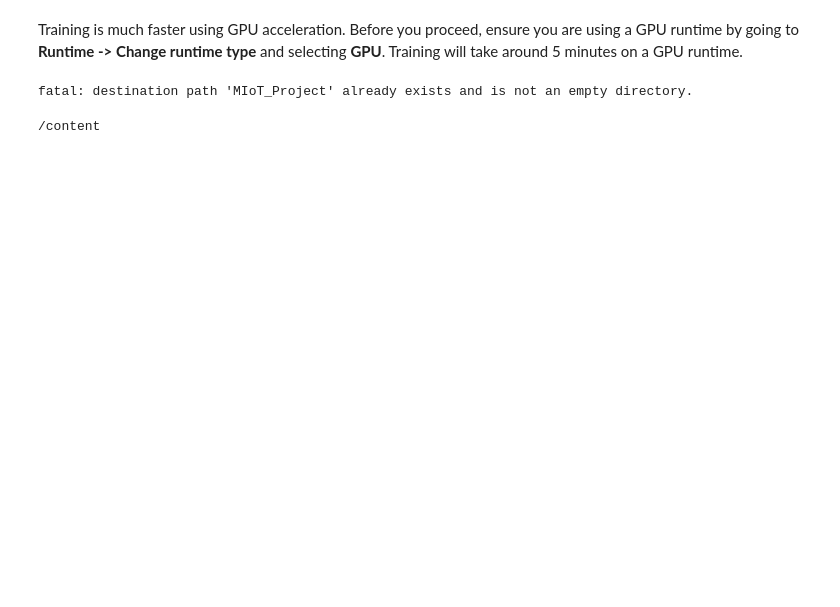
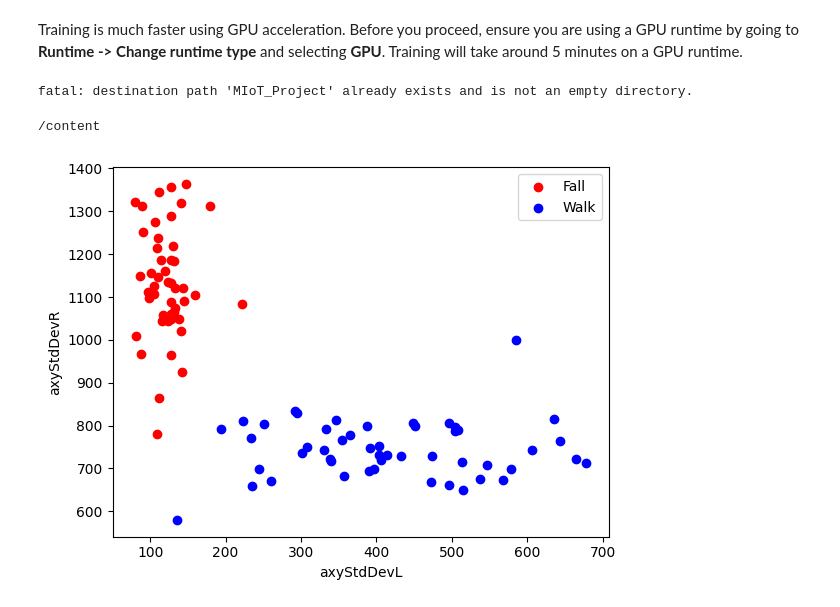
Before and after one commit to aclightbody/MIoT_Project, a Jupyter notebook: Project_ESP32_MPU6050_DMP6/Scripts/train.ipynb, the cells around one changed output. Saved outputs shown, nothing was run; the diff lists cells and outputs as text; code cells hidden in the pictures; blank space fills up the shorter version.

```diff
--- a/Project_ESP32_MPU6050_DMP6/Scripts/train.ipynb
+++ b/Project_ESP32_MPU6050_DMP6/Scripts/train.ipynb
@@ -32,22 +33,21 @@ dataWalk = pandas.read_csv(path + "/FeatureExtractWalk.csv").values
 # %%
 # Features
 x = dataDrop[:, 1:]
 x = numpy.append(x,dataWalk[:,1:], axis=0)
 
 # Labels
 y = dataDrop[:, 0]
 y = numpy.append(y,dataWalk[:,0], axis=0)
+y = numpy.where(y==1, y, 0) # Converting -1 to 0, to have 0 and 1 labels. Normally would have binary labels as -1 and +1 for hinge loss, but tf.keras.losses.Hinge() expects 0 and +1. If doing custom hinge loss function, then labels would be -1 and +1 e.g. https://stackoverflow.com/questions/55424906/building-svm-with-tensorflows-linearclassifier-and-pandas-dataframes
 
-# print("x.shape: " + str(x.shape))
-# print("y.shape: " + str(y.shape))
-
-# # plt.scatter(x[:,0], x[:,1], c=y, cmap=plt.cm.Set1)
-# plt.scatter(dataDrop[:,1], dataDrop[:,2], c='red', label='Fall')
-# plt.scatter(dataWalk[:,1], dataWalk[:,2], c='blue', label='Walk')
-# plt.xlabel("axyStdDevL")
-# plt.ylabel("axyStdDevR")
-# plt.legend(loc="upper right")
-# plt.show()
+plt.scatter(dataDrop[:,1], dataDrop[:,2], c='red', label='Fall')
+plt.scatter(dataWalk[:,1], dataWalk[:,2], c='blue', label='Walk')
+plt.xlabel("axyStdDevL")
+plt.ylabel("axyStdDevR")
+plt.legend(loc="upper right")
+plt.show()
+# %% [output]
+[figure, added]
 # %%
 def get_model():
     #Linear SVM model
```
Also changed, not shown: parts of 8 cells of this notebook.
